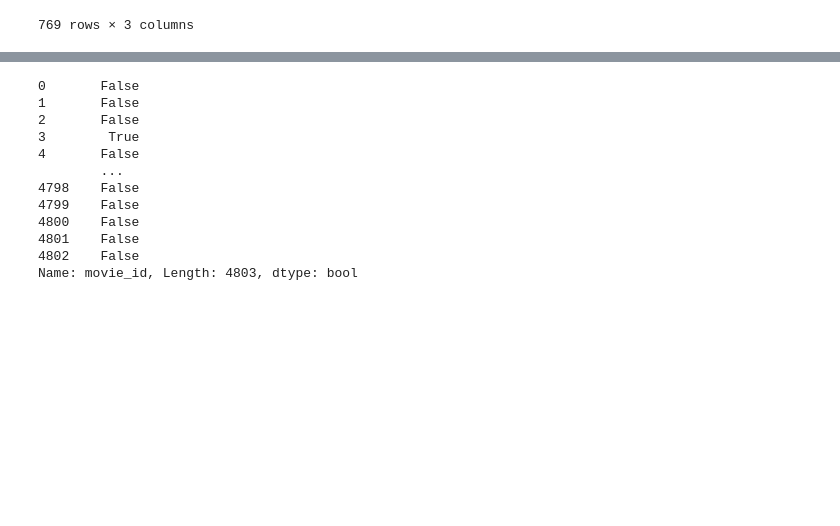
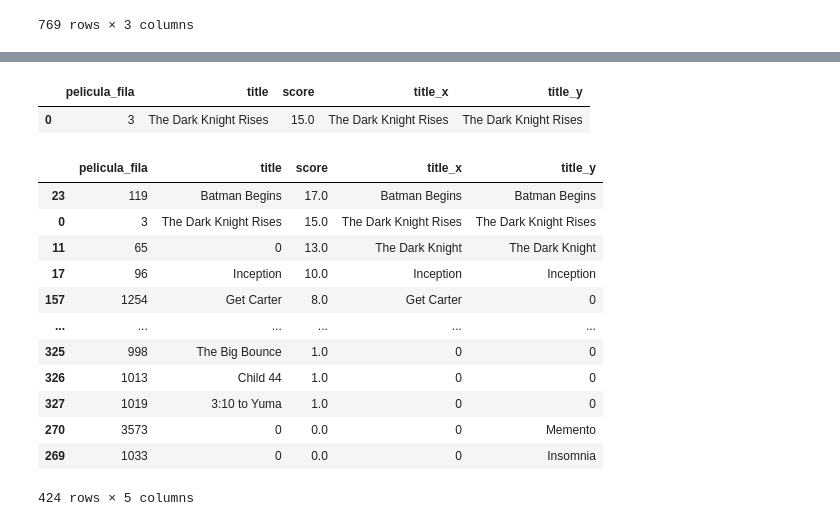
Before and after one commit to HugoMAT/Proyecto_Aplica, a Jupyter notebook: project/Predictor fase alpha.ipynb, the cells around one changed output, grey strips where cells are left out. Cells and saved outputs as stored; diff of their text form; code cells hidden in the pictures; blank space fills up the shorter version.

```diff
--- a/project/Untitled.ipynb
+++ b/project/Predictor fase alpha.ipynb
@@ -800,15 +807,21 @@ concatenar(65)
-# %%
-preprocesado.movie_id == 49026
-# %% [output]
-0       False
-1       False
-2       False
-3        True
-4       False
-        ...
-4798    False
-4799    False
-4800    False
-4801    False
-4802    False
-Name: movie_id, Length: 4803, dtype: bool
+# %%
+concatenar(65)[concatenar(65).title== 'The Dark Knight Rises']
+# %% [output]
+|  | pelicula_fila | title | score | title_x | title_y |
+| 0 | 3 | The Dark Knight Rises | 15.0 | The Dark Knight Rises | The Dark Knight Rises |
+# %%
+concatenar(65)
+# %% [output]
+|  | pelicula_fila | title | score | title_x | title_y |
+| 23 | 119 | Batman Begins | 17.0 | Batman Begins | Batman Begins |
+| 0 | 3 | The Dark Knight Rises | 15.0 | The Dark Knight Rises | The Dark Knight Rises |
+| 11 | 65 | 0 | 13.0 | The Dark Knight | The Dark Knight |
+| 17 | 96 | Inception | 10.0 | Inception | Inception |
+| 157 | 1254 | Get Carter | 8.0 | Get Carter | 0 |
+| ... | ... | ... | ... | ... | ... |
+| 325 | 998 | The Big Bounce | 1.0 | 0 | 0 |
+| 326 | 1013 | Child 44 | 1.0 | 0 | 0 |
+| 327 | 1019 | 3:10 to Yuma | 1.0 | 0 | 0 |
+| 270 | 3573 | 0 | 0.0 | 0 | Memento |
+| 269 | 1033 | 0 | 0.0 | 0 | Insomnia |
+424 rows × 5 columns
```
Also changed, not shown: parts of 12 cells of this notebook.
